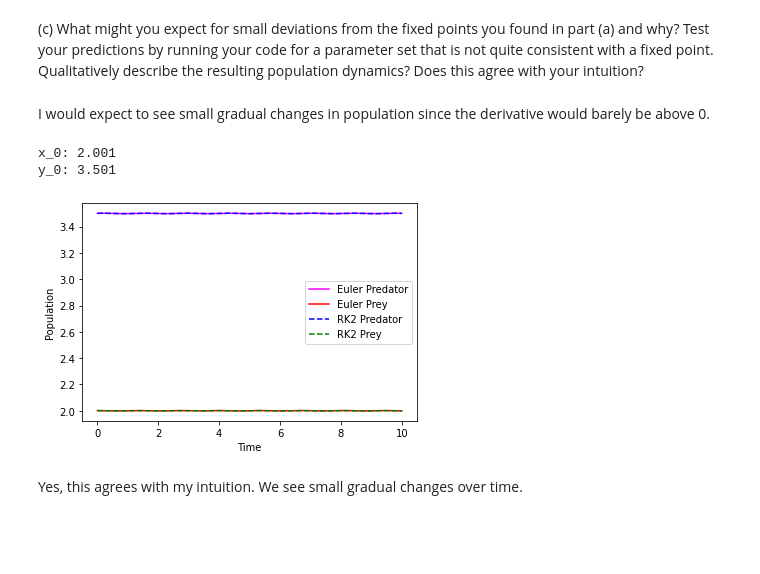
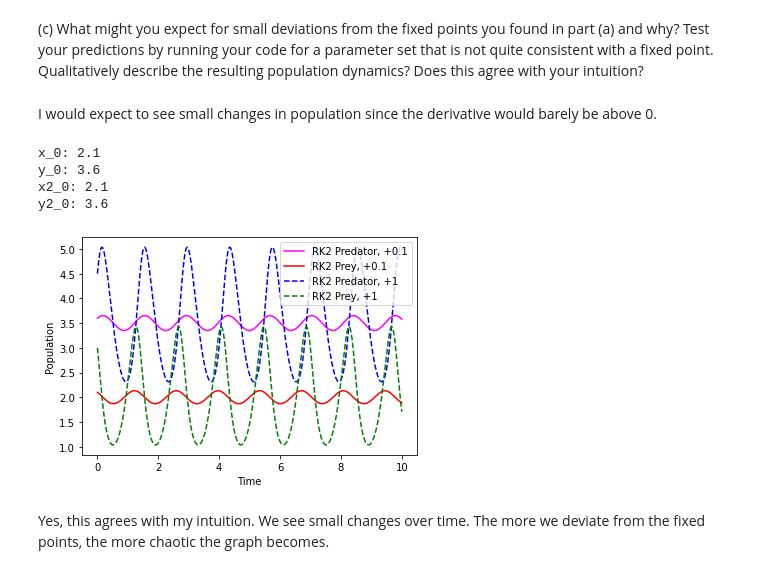
Before and after one commit to RafaelPiloto10/computational-modeling, a Jupyter notebook: lab3/PHYS_BIOL_212_Module_3_Part_II.ipynb, the cells around one changed output. Cells and saved outputs as stored; diff of their text form; code cells hidden in the pictures; blank space fills up the shorter version.

```diff
--- a/lab3/PHYS_BIOL_212_Module_3_Part_II.ipynb
+++ b/lab3/PHYS_BIOL_212_Module_3_Part_II.ipynb
@@ -283,32 +285,39 @@ This behaves the way I expected. However, the longer prey live, the more the pre
 # %% [markdown]
 (c) What might you expect for small deviations from the fixed points you found in part (a) and why? Test your predictions by running your code for a parameter set that is not quite consistent with a fixed point. Qualitatively describe the resulting population dynamics? Does this agree with your intuition?
 # %% [markdown]
-I would expect to see small gradual changes in population since the derivative would barely be above 0.
+I would expect to see small changes in population since the derivative would barely be above 0.
 # %%
-test_x0 = (d/b) + 0.001 # prey
+test_x0 = (d/b) + 0.1 # prey
 print(f"x_0: {test_x0}")
-test_y0 = (r/a) + 0.001# predator
+test_y0 = (r/a) + 0.1 # predator
 print(f"y_0: {test_y0}")
+
+test_x1 = (d/b) + 1 # prey
+print(f"x2_0: {test_x0}")
+test_y1 = (r/a) + 1 # predator
+print(f"y2_0: {test_y0}")
 
 t3 = np.arange(0, T, 0.0001)
 
-x_e, y_e = pgEuler(a, r, b, d, t3, test_x0, test_y0)
-x_RK2, y_RK2 = pgRK2(a, r, b, d, t3, test_x0, test_y0)
+x_RK2_0, y_RK2_0 = pgRK2(a, r, b, d, t3, test_x0, test_y0)
+x_RK2_1, y_RK2_1 = pgRK2(a, r, b, d, t3, test_x1, test_y1)
 
 fig, ax = plt.subplots(1, 1)
 
-ax.plot(t3, y_e, label="Euler Predator", color="magenta")
-ax.plot(t3, x_e, label="Euler Prey", color="red")
-ax.plot(t3, y_RK2, '--', label="RK2 Predator", color="blue")
-ax.plot(t3, x_RK2, '--', label="RK2 Prey", color="green")
+ax.plot(t3, y_RK2_0, label="RK2 Predator, +0.1", color="magenta")
+ax.plot(t3, x_RK2_0, label="RK2 Prey, +0.1", color="red")
+ax.plot(t3, y_RK2_1, '--', label="RK2 Predator, +1", color="blue")
+ax.plot(t3, x_RK2_1, '--', label="RK2 Prey, +1", color="green")
 
 ax.set(xlabel="Time", ylabel = "Population")
 
 plt.legend()
 plt.show()
 # %% [output]
-x_0: 2.001
-y_0: 3.501
+x_0: 2.1
+y_0: 3.6
+x2_0: 2.1
+y2_0: 3.6
-[figure, old version]
+[figure, new version]
 # %% [markdown]
-Yes, this agrees with my intuition. We see small gradual changes over time.
+Yes, this agrees with my intuition. We see small changes over time. The more we deviate from the fixed points, the more chaotic the graph becomes.
```
Also changed, not shown: parts of 1 cell of this notebook.
